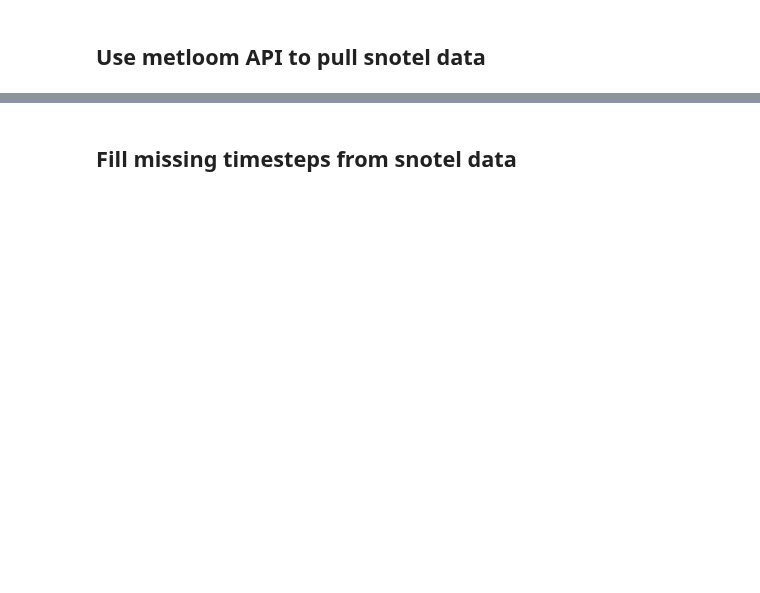
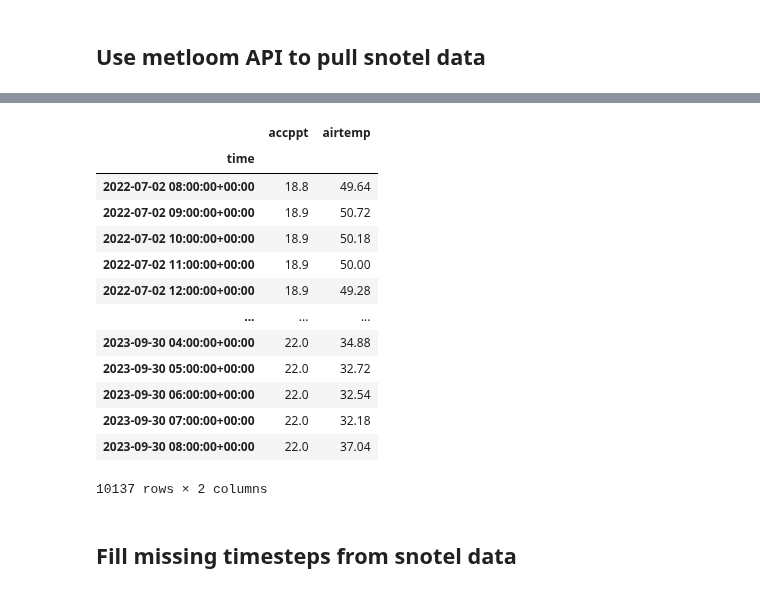
Before and after one commit to clinton-alden/summa, a Jupyter notebook: processing/methow/metloom_api_pull.ipynb, the cells around one changed output, grey strips where cells are left out. Cells and saved outputs as stored; diff of their text form; code cells hidden in the pictures; blank space fills up the shorter version.

```diff
--- a/processing/methow/metloom_api_pull.ipynb
+++ b/processing/methow/metloom_api_pull.ipynb
@@ -25,15 +25,20 @@ from utils import forcing_filler as ff
 # %%
 snotel_point = SnotelPointData("728:WA:SNTL", "MyStation")
 df = snotel_point.get_hourly_data(
-    datetime(2020, 7, 2), datetime(2021, 9, 30),
-    [snotel_point.ALLOWED_VARIABLES.PRECIPITATIONACCUM, snotel_point.ALLOWED_VARIABLES.TEMP]
+    datetime(2022, 7, 2), datetime(2023, 9, 30),
+    [snotel_point.ALLOWED_VARIABLES.PRECIPITATIONACCUM, snotel_point.ALLOWED_VARIABLES.TEMP,
+     snotel_point.ALLOWED_VARIABLES.SWE, snotel_point.ALLOWED_VARIABLES.SNOWDEPTH]
 )
 
 # Clean up the dataframe
 df.reset_index(inplace=True)
-df.drop(columns=['site', 'ACCUMULATED PRECIPITATION_units', 'geometry', 'AIR TEMP_units', 'datasource'], inplace=True)
 
 # Rename columns
 replace = {'ACCUMULATED PRECIPITATION':'accppt','AIR TEMP':'airtemp', 'datetime':'time'}
 df.rename(columns=replace, inplace=True)
 df.set_index('time', inplace=True)
+print(df)
+
+df.to_csv('../snotel_csvs/salmon_WY23.csv')
+df.drop(columns=['site', 'ACCUMULATED PRECIPITATION_units', 'geometry', 'AIR TEMP_units', 'datasource',
+                 'SWE', 'SWE_units', 'SNOWDEPTH', 'SNOWDEPTH_units'], inplace=True)
@@ -40,3 +63,20 @@ df.set_index('time', inplace=True)
+# %%
+df
+# %% [output]
+|  | accppt | airtemp |
+| time |  |  |
+| 2022-07-02 08:00:00+00:00 | 18.8 | 49.64 |
+| 2022-07-02 09:00:00+00:00 | 18.9 | 50.72 |
+| 2022-07-02 10:00:00+00:00 | 18.9 | 50.18 |
+| 2022-07-02 11:00:00+00:00 | 18.9 | 50.00 |
+| 2022-07-02 12:00:00+00:00 | 18.9 | 49.28 |
+| ... | ... | ... |
+| 2023-09-30 04:00:00+00:00 | 22.0 | 34.88 |
+| 2023-09-30 05:00:00+00:00 | 22.0 | 32.72 |
+| 2023-09-30 06:00:00+00:00 | 22.0 | 32.54 |
+| 2023-09-30 07:00:00+00:00 | 22.0 | 32.18 |
+| 2023-09-30 08:00:00+00:00 | 22.0 | 37.04 |
+10137 rows × 2 columns
 # %% [markdown]
 ## Fill missing timesteps from snotel data
 # %%
```
Also changed, not shown: parts of 9 cells of this notebook.
